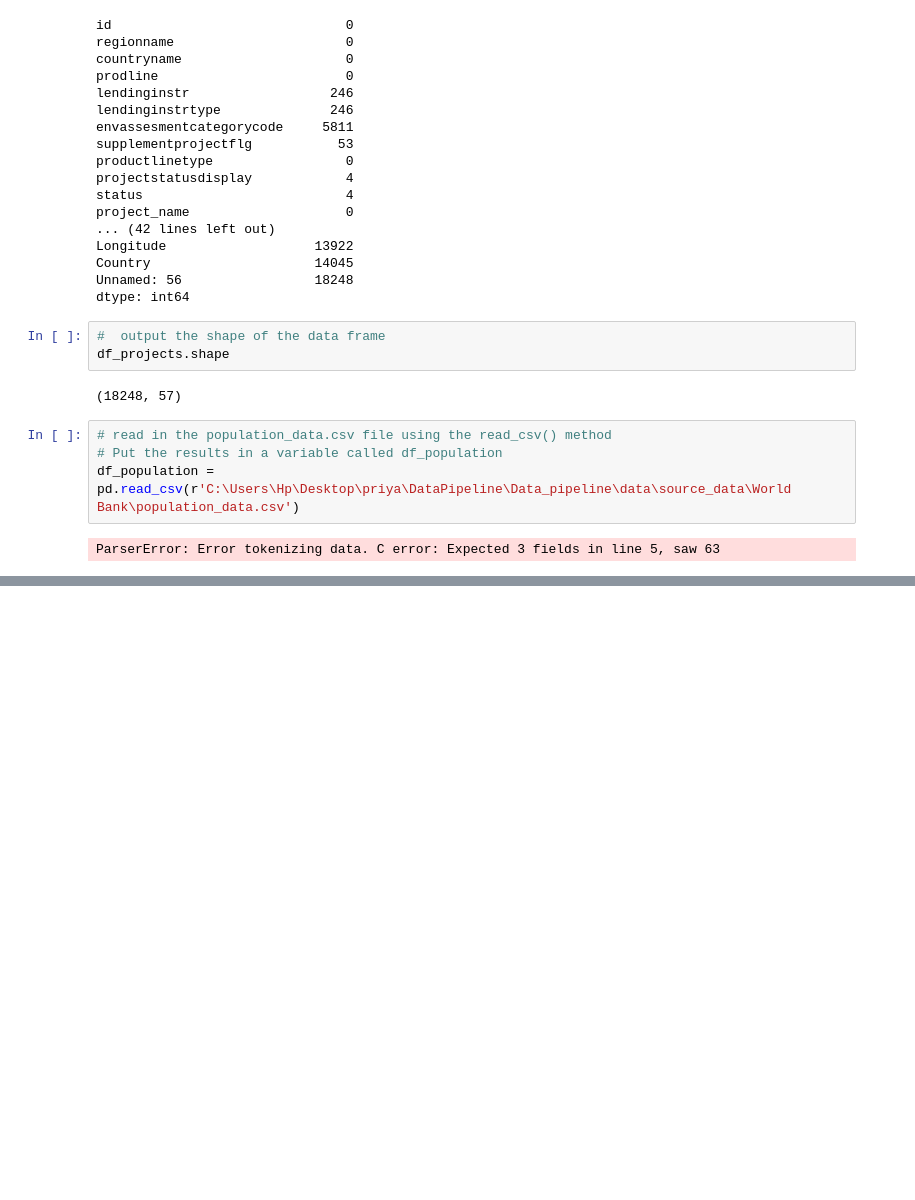
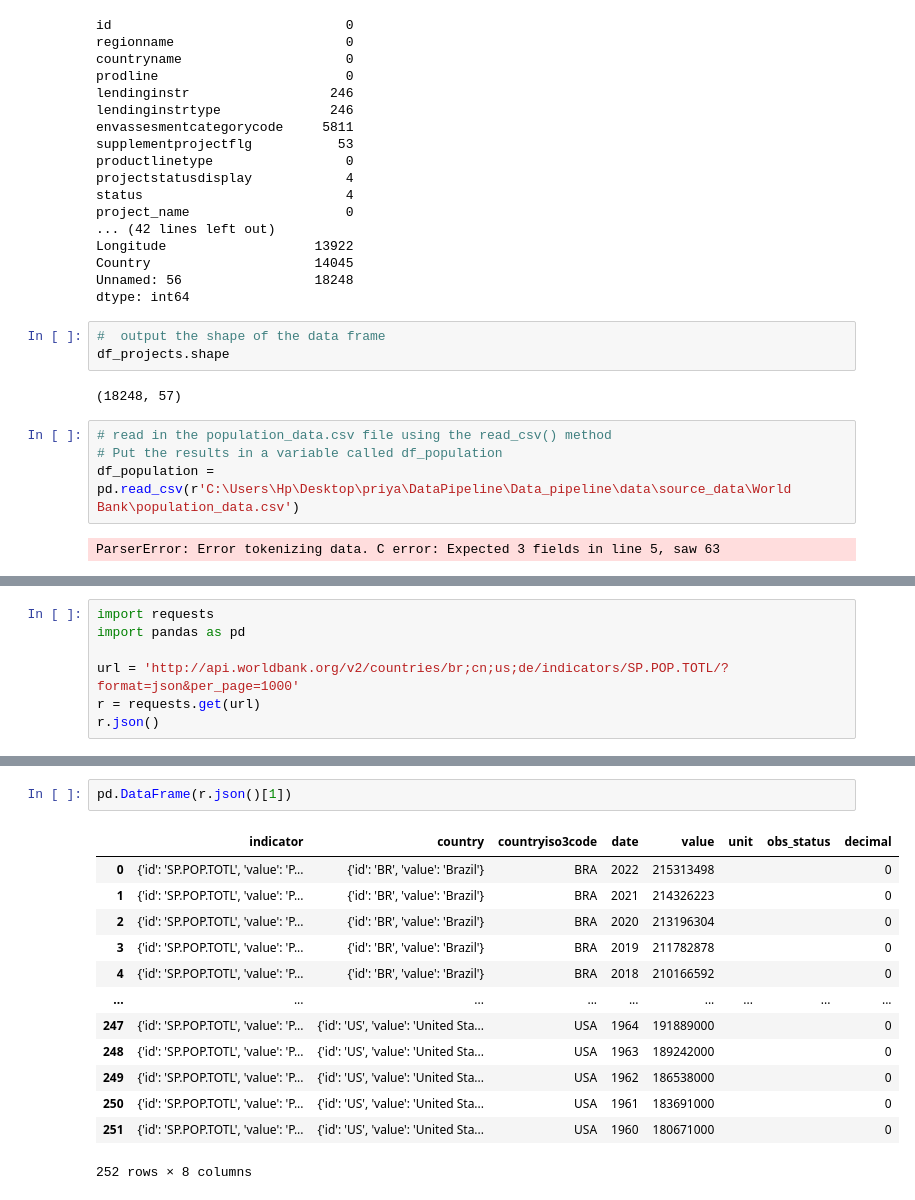
Before and after one commit to saravana-priya/Data_pipeline, a Jupyter notebook: scripts/extract.ipynb, the cells around one changed output, grey strips where cells are left out. Drawn from its saved outputs; the diff is of its cells as text; blank space fills up the shorter version.

```diff
--- a/scripts/extract.ipynb
+++ b/scripts/extract.ipynb
@@ -81,0 +344,7 @@ ParserError: Error tokenizing data. C error: Expected 3 fields in line 5, saw 63
+# %%
+import requests
+import pandas as pd
+
+url = 'http://api.worldbank.org/v2/countries/br;cn;us;de/indicators/SP.POP.TOTL/?format=json&per_page=1000'
+r = requests.get(url)
+r.json()
@@ -81,0 +369,16 @@ ParserError: Error tokenizing data. C error: Expected 3 fields in line 5, saw 63
+# %%
+pd.DataFrame(r.json()[1])
+# %% [output]
+|  | indicator | country | countryiso3code | date | value | unit | obs_status | decimal |
+| 0 | {'id': 'SP.POP.TOTL', 'value': 'P... | {'id': 'BR', 'value': 'Brazil'} | BRA | 2022 | 215313498 |  |  | 0 |
+| 1 | {'id': 'SP.POP.TOTL', 'value': 'P... | {'id': 'BR', 'value': 'Brazil'} | BRA | 2021 | 214326223 |  |  | 0 |
+| 2 | {'id': 'SP.POP.TOTL', 'value': 'P... | {'id': 'BR', 'value': 'Brazil'} | BRA | 2020 | 213196304 |  |  | 0 |
+| 3 | {'id': 'SP.POP.TOTL', 'value': 'P... | {'id': 'BR', 'value': 'Brazil'} | BRA | 2019 | 211782878 |  |  | 0 |
+| 4 | {'id': 'SP.POP.TOTL', 'value': 'P... | {'id': 'BR', 'value': 'Brazil'} | BRA | 2018 | 210166592 |  |  | 0 |
+| ... | ... | ... | ... | ... | ... | ... | ... | ... |
+| 247 | {'id': 'SP.POP.TOTL', 'value': 'P... | {'id': 'US', 'value': 'United Sta... | USA | 1964 | 191889000 |  |  | 0 |
+| 248 | {'id': 'SP.POP.TOTL', 'value': 'P... | {'id': 'US', 'value': 'United Sta... | USA | 1963 | 189242000 |  |  | 0 |
+| 249 | {'id': 'SP.POP.TOTL', 'value': 'P... | {'id': 'US', 'value': 'United Sta... | USA | 1962 | 186538000 |  |  | 0 |
+| 250 | {'id': 'SP.POP.TOTL', 'value': 'P... | {'id': 'US', 'value': 'United Sta... | USA | 1961 | 183691000 |  |  | 0 |
+| 251 | {'id': 'SP.POP.TOTL', 'value': 'P... | {'id': 'US', 'value': 'United Sta... | USA | 1960 | 180671000 |  |  | 0 |
+252 rows × 8 columns
```
Also changed, not shown: parts of 33 cells of this notebook, 2 other files.
